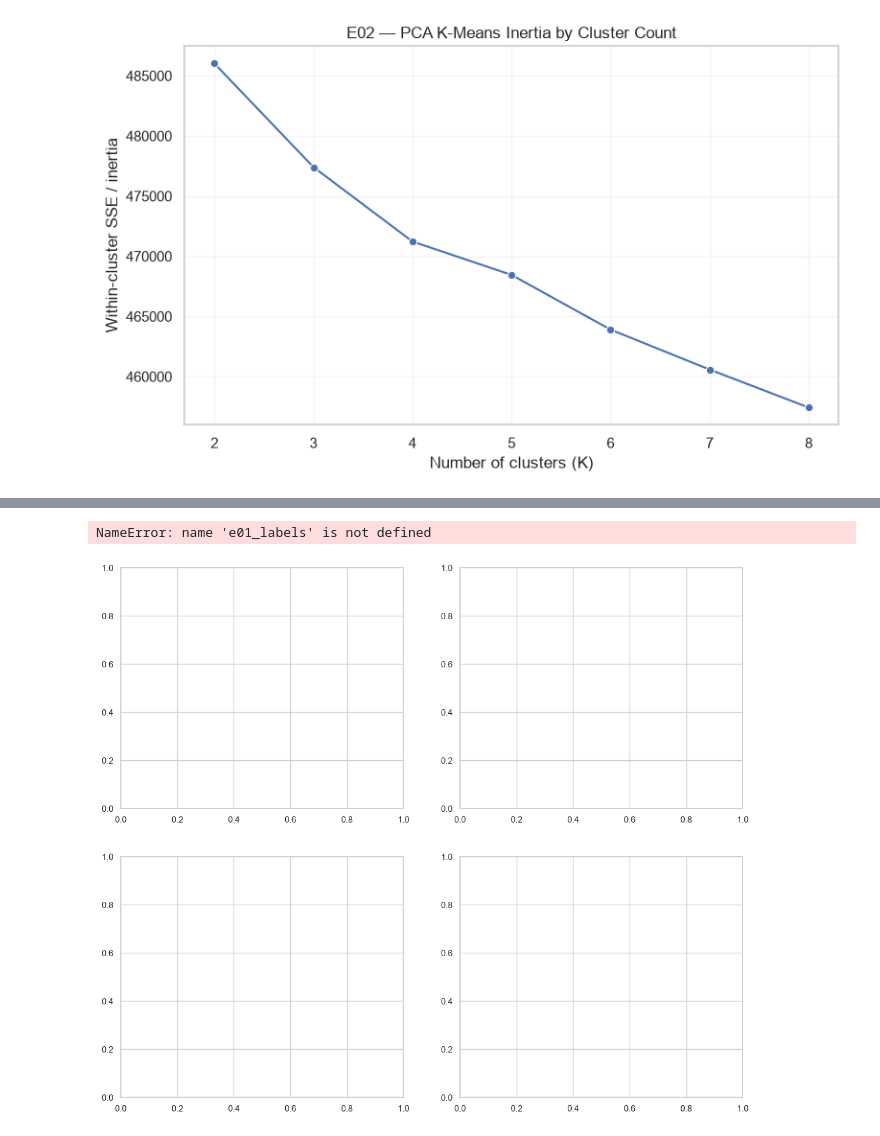
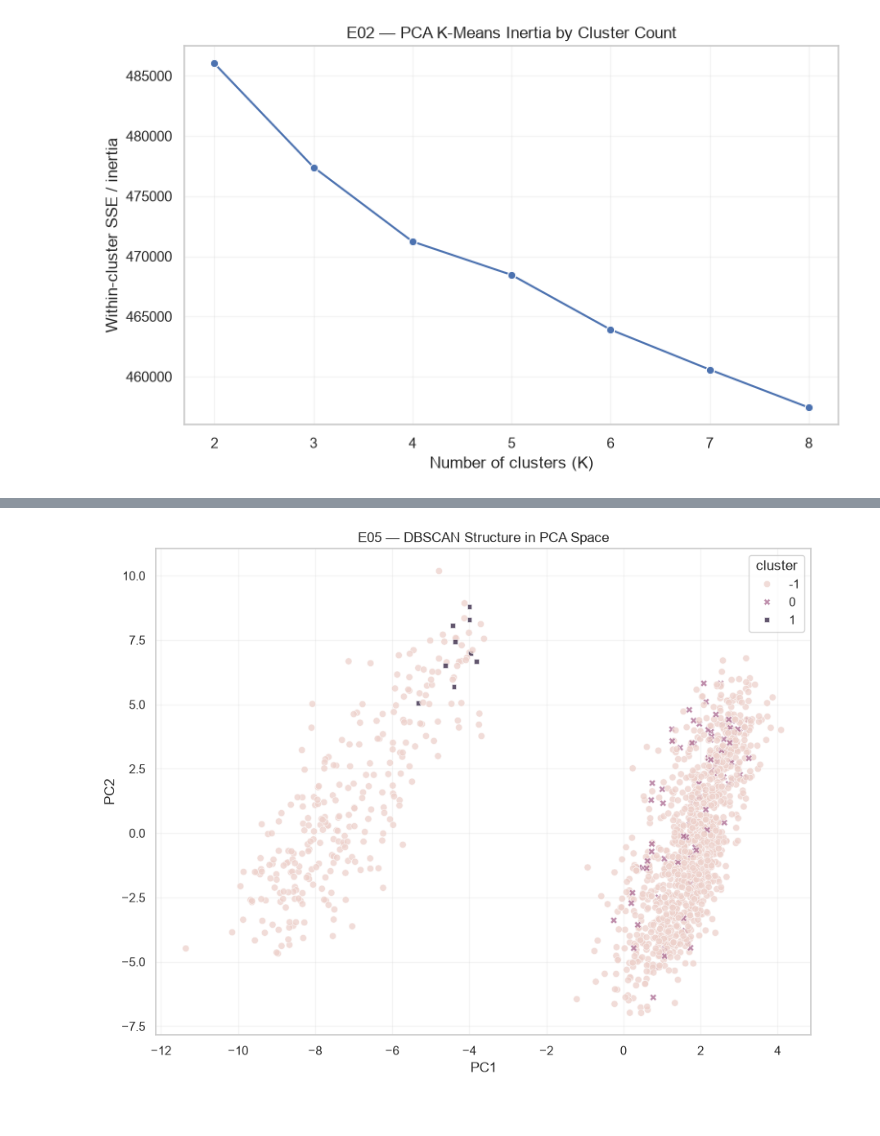
Before and after one commit to CyrilCele/mental-health-in-tech-ml, a Jupyter notebook: notebooks/04_clustering_models.ipynb, the cells around one changed output, grey strips where cells are left out. Drawn from its saved outputs; the diff is of its cells as text; code cells hidden in the pictures.

```diff
--- a/notebooks/04_clustering_models.ipynb
+++ b/notebooks/04_clustering_models.ipynb
@@ -1470,48 +1513,23 @@ representations, not merely PC1 and PC2.
 # %%
-fig, axes = plt.subplots(
-    2,
-    2,
-    figsize=(14, 12),
-)
+# DBSCAN assignments are displayed in the first two PCA dimensions only for
+# visual interpretation. The model itself uses all PCA components.
+if valid_dbscan_results.empty:
+    print(
+        "No multi-cluster DBSCAN projection is available."
+    )
+else:
+    fig, ax = plt.subplots(figsize=(9, 7))
 
-plot_cluster_projection(
-    X_pca.iloc[:, :2],
-    e01_labels,
-    ax=axes[0, 0],
-    title=f"E01 — K-Means, K={provisional_k_selected}",
-    x_label="PC1",
-    y_label="PC2",
-)
+    plot_cluster_projection(
+        X_pca.iloc[:, :2],
+        e05_labels,
+        ax=ax,
+        title="E05 — DBSCAN Structure in PCA Space",
+        x_label="PC1",
+        y_label="PC2",
+    )
 
-plot_cluster_projection(
-    X_pca.iloc[:, :2],
-    e02_labels,
-    ax=axes[0, 1],
-    title=f"E02 — PCA K-Means, K={provisional_k_pca}",
-    x_label="PC1",
-    y_label="PC2",
-)
-
-plot_cluster_projection(
-    X_pca.iloc[:, :2],
-    e03_labels,
-    ax=axes[1, 0],
-    title=f"E03 — GMM, components={gmm_components}",
-    x_label="PC1",
-    y_label="PC2",
-)
-
-plot_cluster_projection(
-    X_pca.iloc[:, :2],
-    e04_labels,
-    ax=axes[1, 1],
-    title=f"E04 — Ward, K={provisional_k_hierarchical}",
-    x_label="PC1",
-    y_label="PC2",
-)
-
-fig.tight_layout()
-plt.show()
+    fig.tight_layout()
+    plt.show()
 # %% [output]
-NameError: name 'e01_labels' is not defined
-[figure, old version]
+[figure, new version]
```
Also changed, not shown: parts of 75 cells of this notebook, 22 other files.
